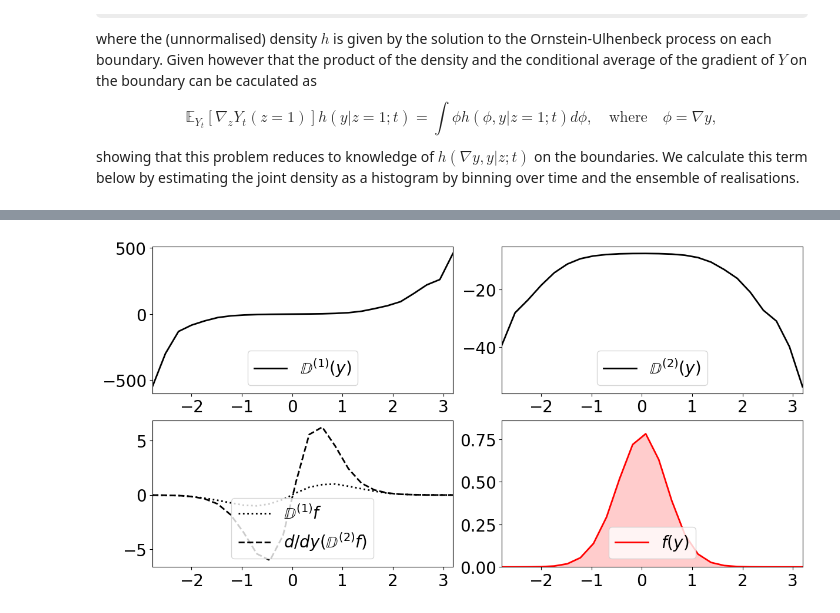
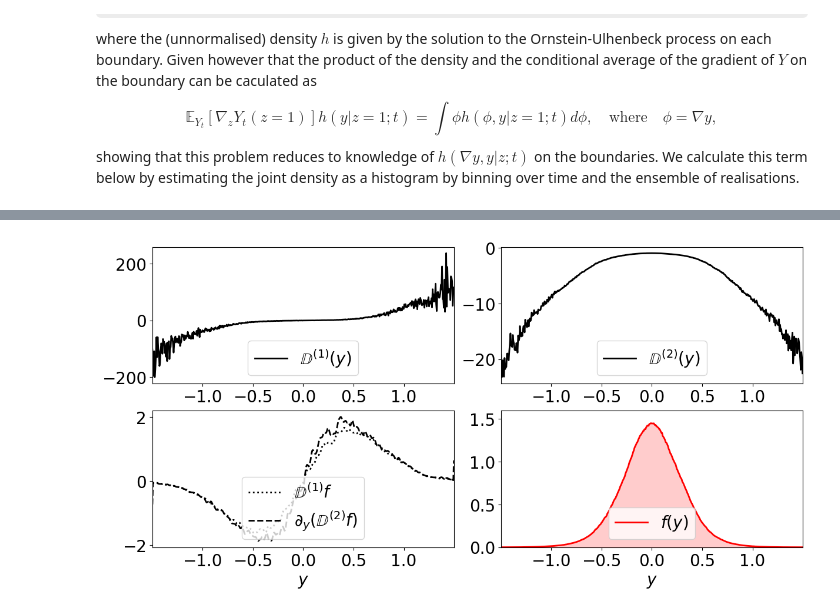
Before and after one commit to D-stratify/Theory, a Jupyter notebook: Diffusion/Diffusion_1D_Stochastic_BCS.ipynb, the cells around one changed output, grey strips where cells are left out. Drawn from its saved outputs; the diff is of its cells as text; code cells hidden in the pictures; some formulas as TeX source.

```diff
--- a/Diffusion/Diffusion_1D_Stochastic_BCS.ipynb
+++ b/Diffusion/Diffusion_1D_Stochastic_BCS.ipynb
@@ -346,13 +351,16 @@ We first generate the joint PDF $h(\nabla y, y|z)$ at $z=0$ and $z=1$ by averagi
 # %%
+nz_minus = -1 # at z=0
+nz_plus  =  1 # at z=1
+
 fig, (ax1, ax2) = plt.subplots(ncols=2,sharey=True)
 
-ax1.hist2d(x=Y0_Data[...].flatten(), y=Y0zData[...].flatten(),bins = 20)
-ax1.set_title(r'z=0',fontsize=24)
+ax1.hist2d(x=Y0_Data[...].flatten(), y=nz_minus*Y0zData[...].flatten(),bins = 20)
+ax1.set_title(r'$z=0$',fontsize=24)
 ax1.set_xlabel(r'$y$',fontsize=24)
-ax1.set_ylabel(r'$\nabla y$',fontsize=24)
+ax1.set_ylabel(r'$n \cdot \nabla y$',fontsize=24)
 
-ax2.hist2d(x=Y1_Data[...].flatten(), y=Y1zData[...].flatten(),bins = 20)
-ax2.set_title(r'z=1',fontsize=24)
+ax2.hist2d(x=Y1_Data[...].flatten(), y=nz_plus*Y1zData[...].flatten(),bins = 20)
+ax2.set_title(r'$z=1$',fontsize=24)
 ax2.set_xlabel(r'$y$',fontsize=24)
 
 for ax in [ax1,ax2]:
@@ -361,4 +369,18 @@ for ax in [ax1,ax2]:
 
 plt.tight_layout()
 plt.show()
+
+
+# fig = plt.figure()
+
+# Y_DATA = np.concatenate((Y0_Data[...].flatten(),Y1_Data[...].flatten()))
+# dY_DATA= np.concatenate((nz_minus*Y0zData[...].flatten(),nz_plus*Y1zData[...].flatten()))
+
+# plt.hist2d(x=Y0_Data[...].flatten(), y=nz_minus*Y0zData[...].flatten(),bins = 20)
+# plt.xlabel(r'$y$',fontsize=24)
+# plt.ylabel(r'$n \cdot \nabla y$',fontsize=24)
+
+# plt.tick_params(axis='both', labelsize=20)
+# plt.tight_layout()
+# plt.show()
 # %% [output]
@@ -389,13 +411,20 @@ def Plot_Terms(y,f,D1,D2):
 
   D*=.5/(y[1]-y[0])
 
-  axs[1,0].plot(y,D1*f,'k:', linewidth=2,label=r'$\mathbb{D}^{(1)} f$')
-  axs[1,0].plot(y,D@(D2*f),'k--', linewidth=2,label=r'$d/dy \left( \mathbb{D}^{(2)} f \right)$')
+  from scipy.ndimage import gaussian_filter1d
+
+  axs[1,0].plot(y,gaussian_filter1d(D1*f,sigma=2),'k:', linewidth=2,label=r'$\mathbb{D}^{(1)} f$')
+  axs[1,0].plot(y,D@(gaussian_filter1d(D2*f,sigma=2)),'k--', linewidth=2,label=r'$\partial_y \left( \mathbb{D}^{(2)} f \right)$')
+
+  axs[1,0].set_xlabel(r'$y$',fontsize=20)
 
   # ~~~~~~~~~ (d) ~~~~~~~
   axs[1,1].plot(y,f,'r', linewidth=2,label=r'$f(y)$')
   axs[1,1].fill_between(x=y,y1=f,color= "r",alpha= 0.2)
   axs[1,1].set_ylim([0,1.1*max(f)])
+
+  axs[1,1].set_xlabel(r'$y$',fontsize=20)
+
 
   for ax in [axs[0,0],axs[1,0],axs[0,1],axs[1,1]]:
     ax.set_xlim([min(y),max(y)])
@@ -409,14 +438,15 @@ def Plot_Terms(y,f,D1,D2):
   return None;
 # %%
 
-Range = (   min(Y_data[...].flatten()),max(Y_data[...].flatten())  );
-N_bins=24
+#Range = (   min(Y_data[...].flatten()),max(Y_data[...].flatten())  );
+Range = (-1.5,1.5)
+N_bins=512
 
 # Estimate the terms
 f,y  = density(Y_data,Range,N_bins)
 D2,E = diffusion(dY2_data,Y_data,Range,N_bins)
 D1   = drift(f,y, Y0_Data,Y1_Data,Y0zData,Y1zData, N_bins)
 
 Plot_Terms(y,f,D1,D2)
 # %% [output]
-[figure, old version]
+[figure, new version]
```
Also changed, not shown: parts of 9 cells of this notebook, 1 other file.
